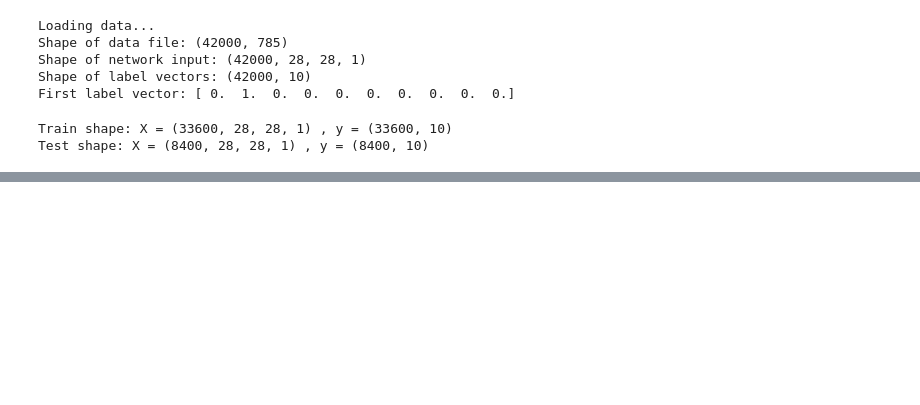
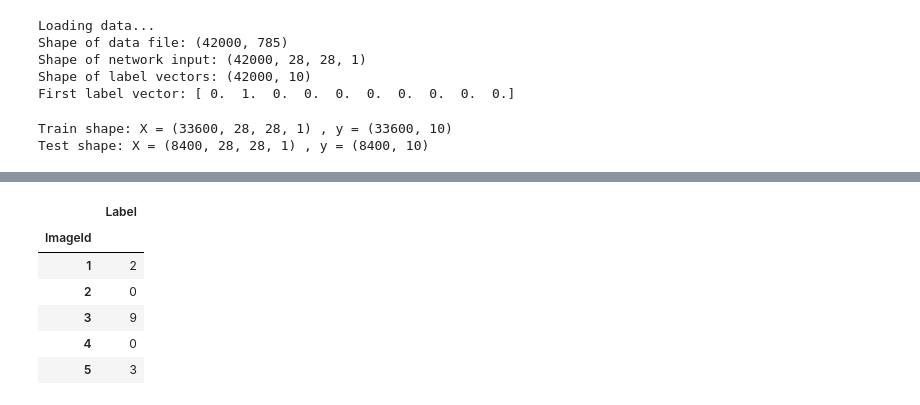
Before and after one commit to jack89roberts/kaggle-digit-recognizer, a Jupyter notebook: digit_submission.ipynb, the cells around one changed output, grey strips where cells are left out. Drawn from its saved outputs; the diff is of its cells as text; code cells hidden in the pictures; blank space fills up the shorter version.

Commit message:
finished submission notebook

```diff
--- a/digit_submission.ipynb
+++ b/digit_submission.ipynb
@@ -112,0 +173,14 @@ KeyboardInterrupt:
+# %%
+df_pred = pd.DataFrame(y_pred,index=np.arange(1,len(y_pred)+1),columns=['Label'])
+df_pred.index.name = 'ImageId'
+df_pred.to_csv('submission.csv')
+
+df_pred.head()
+# %% [output]
+|  | Label |
+| ImageId |  |
+| 1 | 2 |
+| 2 | 0 |
+| 3 | 9 |
+| 4 | 0 |
+| 5 | 3 |
```
Also changed, not shown: parts of 7 cells of this notebook, 1 other file.
